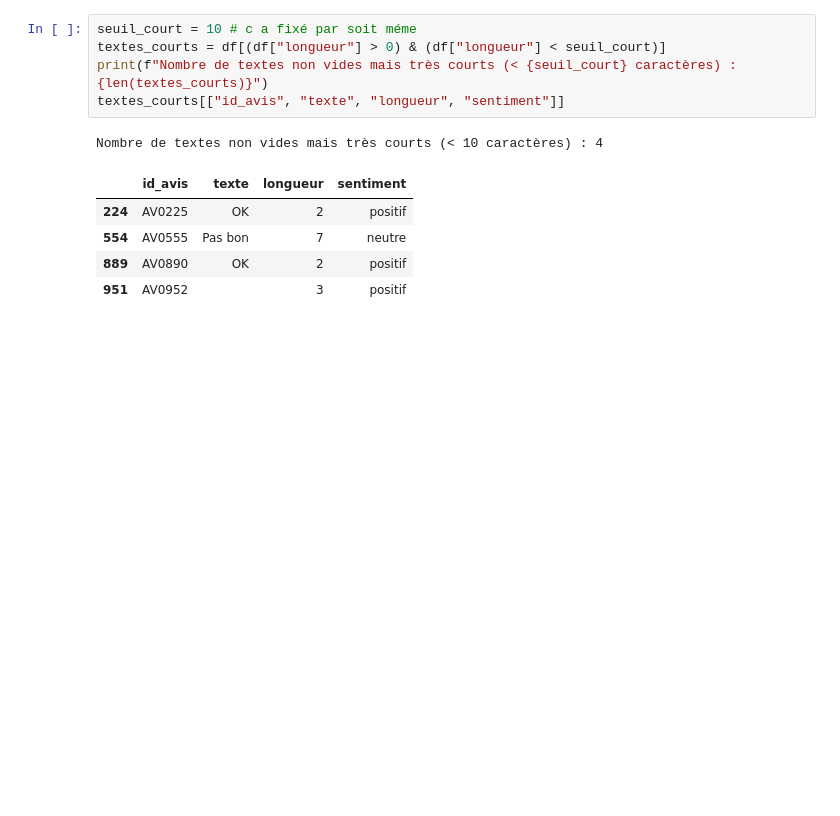
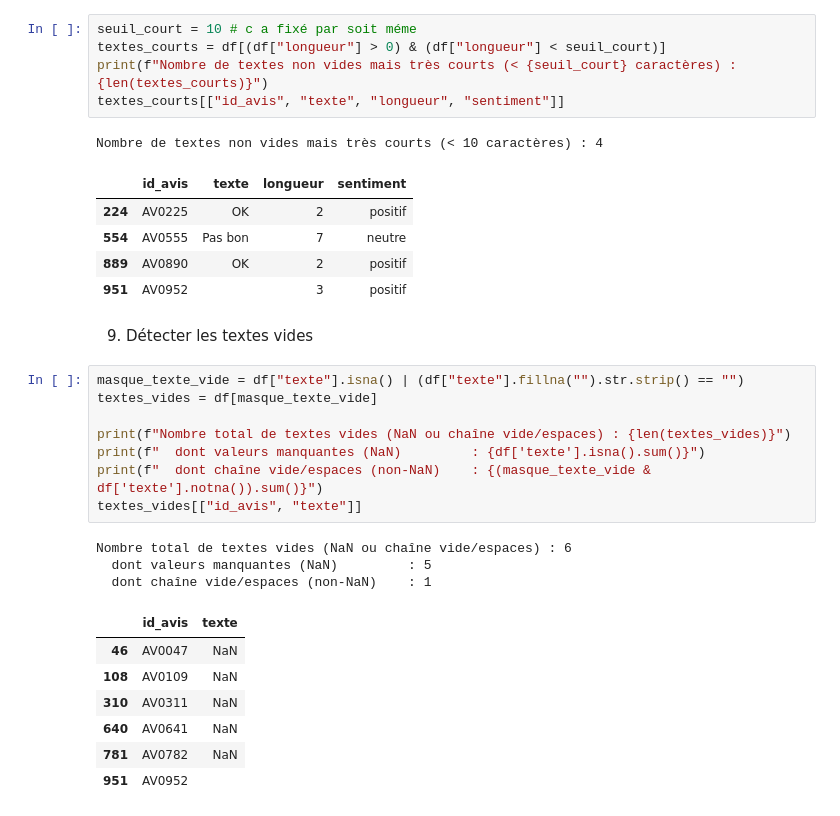
Before and after one commit to Youssoupha-ndiaye/atelier_preparations_donnees_textuelles_ODC_IA, a Jupyter notebook: atelier_prepa_donnees_textuelles/notebooks/atelier_prepa_donnees_textuelles.ipynb, the cells around one changed output. Saved outputs shown, nothing was run; the diff lists cells and outputs as text; blank space fills up the shorter version.

Commit message:
Partie 1-9) Detection des textes vides

```diff
--- a/atelier_prepa_donnees_textuelles/notebooks/atelier_prepa_donnees_textuelles.ipynb
+++ b/atelier_prepa_donnees_textuelles/notebooks/atelier_prepa_donnees_textuelles.ipynb
@@ -321,3 +321,24 @@ Nombre de textes non vides mais très courts (< 10 caractères) : 4
 | 554 | AV0555 | Pas bon | 7 | neutre |
 | 889 | AV0890 | OK | 2 | positif |
 | 951 | AV0952 |  | 3 | positif |
+# %% [markdown]
+9) Détecter les textes vides
+# %%
+masque_texte_vide = df["texte"].isna() | (df["texte"].fillna("").str.strip() == "")
+textes_vides = df[masque_texte_vide]
+
+print(f"Nombre total de textes vides (NaN ou chaîne vide/espaces) : {len(textes_vides)}")
+print(f"  dont valeurs manquantes (NaN)         : {df['texte'].isna().sum()}")
+print(f"  dont chaîne vide/espaces (non-NaN)    : {(masque_texte_vide & df['texte'].notna()).sum()}")
+textes_vides[["id_avis", "texte"]]
+# %% [output]
+Nombre total de textes vides (NaN ou chaîne vide/espaces) : 6
+  dont valeurs manquantes (NaN)         : 5
+  dont chaîne vide/espaces (non-NaN)    : 1
+|  | id_avis | texte |
+| 46 | AV0047 | NaN |
+| 108 | AV0109 | NaN |
+| 310 | AV0311 | NaN |
+| 640 | AV0641 | NaN |
+| 781 | AV0782 | NaN |
+| 951 | AV0952 |  |
```
